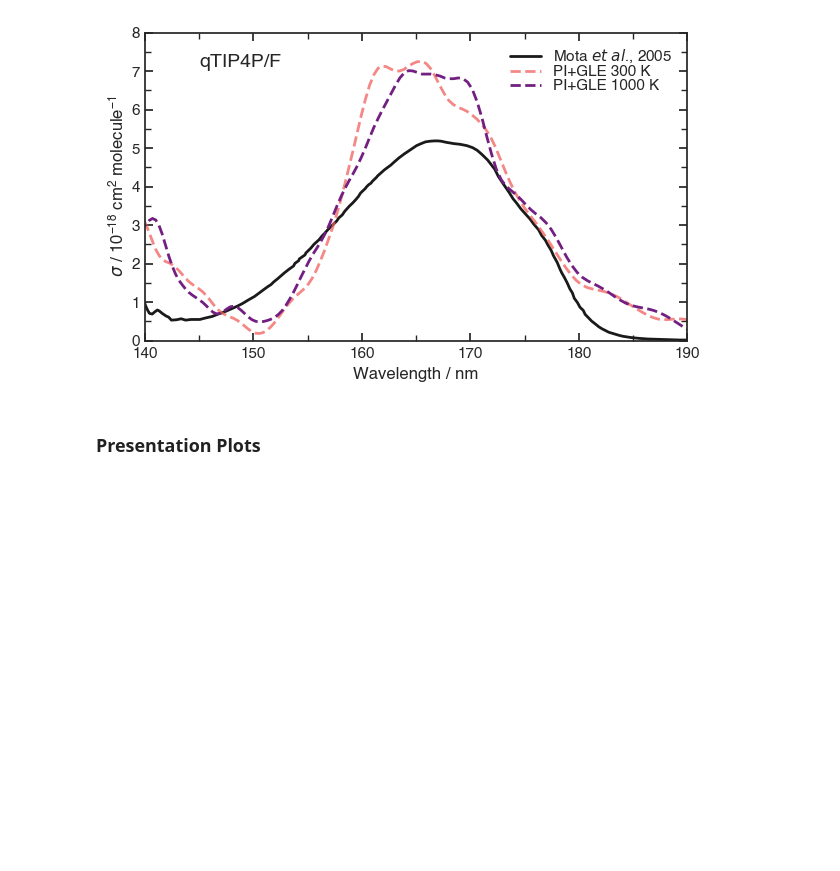
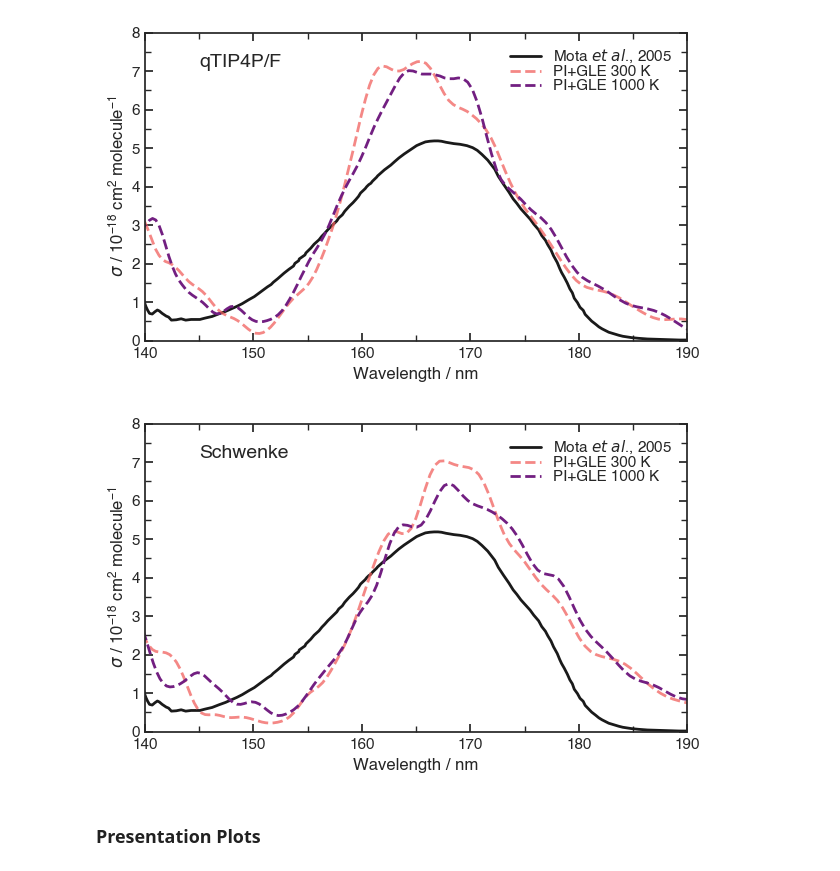
Before and after one commit to mbarnfield63/MSci_Project, a Jupyter notebook: ABIN/XSecs.ipynb, the cells around one changed output. Saved outputs shown, nothing was run; the diff lists cells and outputs as text; code cells hidden in the pictures; blank space fills up the shorter version.

```diff
--- a/ABIN/XSecs.ipynb
+++ b/ABIN/XSecs.ipynb
@@ -157,4 +166,6 @@ plt.savefig('Plots/SinglePoint_XSecs_Appendix.png', dpi=200)
 # %%
+sns.set_theme(style='ticks', rc=thesis_params)
+
 fig, ax = plt.subplots(figsize=(7, 4))
 sns.lineplot(data=Experimental_Mota_2005, x='Energy / nm', y='Cross section / cm^2', label='Mota $\it{et}$ $\it{al}$., 2005', c='k', ax=ax)
 sns.lineplot(data=pigle4_300k_qtip4p_ccsd_VDZ, x='Energy / nm', y='Cross section / cm^2', label='PI+GLE 300 K', linestyle='--', c='#f1605d', alpha=0.75, ax=ax)
@@ -173,6 +184,25 @@ plt.savefig('Plots/PIGLE4_1000Geom_XSecs.png', dpi=200)
 #thicker
 # %% [output]
 [figure]
+# %%
+sns.set_theme(style='ticks', rc=thesis_params)
+
+fig, ax = plt.subplots(figsize=(7, 4))
+sns.lineplot(data=Experimental_Mota_2005, x='Energy / nm', y='Cross section / cm^2', label='Mota $\it{et}$ $\it{al}$., 2005', c='k', ax=ax)
+sns.lineplot(data=pigle4_300k_schwenke_ccsd_VDZ, x='Energy / nm', y='Cross section / cm^2', label='PI+GLE 300 K', linestyle='--', c='#f1605d', alpha=0.75, ax=ax)
+sns.lineplot(data=pigle4_1000k_schwenke_ccsd_VDZ, x='Energy / nm', y='Cross section / cm^2', label='PI+GLE 1000 K', linestyle='--', c='#721f81', ax=ax)
+ax.text(145, 7, 'Schwenke', ha='left', va='bottom', fontsize=14)
+
+ax.set_xlabel('Wavelength / nm')
+ax.set_xlim(140,190)
+ax.set_ylabel(r'$\sigma$ / 10$\mathregular{^{-18}}$ cm$\mathregular{^{2}}$ molecule$\mathregular{^{-1}}$')
+ax.set_ylim(0, 8)
+ax.xaxis.set_minor_locator(MultipleLocator(5))
+ax.yaxis.set_minor_locator(MultipleLocator(0.5))
+
+plt.savefig('Plots/PIGLE4_1000Geom_XSecs_Schwenke.png', dpi=200)
+# %% [output]
+[figure, added]
 # %% [markdown]
 ### Presentation Plots
 # %%
```
Also changed, not shown: parts of 14 cells of this notebook, 1 other file.
